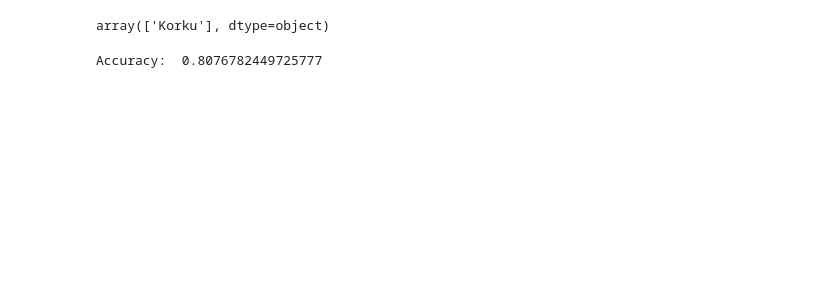
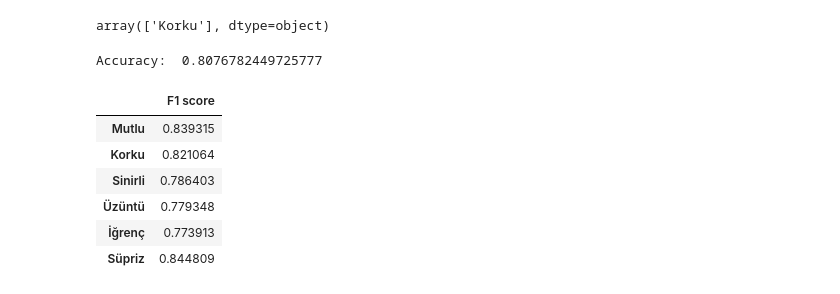
Before and after one commit to Mustimain/AIfinal, a Jupyter notebook: Untitled.ipynb, the cells around one changed output. Saved outputs shown, nothing was run; the diff lists cells and outputs as text; code cells hidden in the pictures; blank space fills up the shorter version.

```diff
--- a/Untitled.ipynb
+++ b/Untitled.ipynb
@@ -35,19 +36,24 @@ lemmatizer= WordNetLemmatizer()
 # %%
 
 # CSV dosyasının bulunduğu yol veya URL
-file_path = '/Users/musti/Desktop/AIfinalProject/emotionsdata.csv'
+train_file_path = '/Users/musti/Desktop/AIfinalProject/emotionsdata_train.csv'
+#test_file_path = '/Users/musti/Desktop/AIfinalProject/emotionsdata_test..csv'
 
 # CSV dosyasını oku ve bir DataFrame'e yükle
-data = pd.read_csv(file_path, names=['Text', 'Emotion'], sep=',')
+train_data = pd.read_csv(train_file_path, names=['Text', 'Emotion'], sep=',')
+#test_data = pd.read_csv(test_file_path, names=['Text', 'Emotion'], sep=',')
 
 # Sütun isimlerini düzenle
-data.columns = ['Text', 'Emotion']
+train_data.columns = ['Text', 'Emotion']
+#test_data.columns = ['Text', 'Emotion']
 
 # İlk 5 veriyi gösterme
-print(data.head())
+print(train_data.head())
+#print(test_data.head())
 
 # Satır ve Stün sayılarını gösteriyor
-print(data.shape)
+print(train_data.shape)
+#print(train_data.shape)
 # %% [output]
                                                 Text  Emotion
 0                          her yeni gün bir mutluluk    Mutlu
@@ -228,11 +234,19 @@ array(['Korku'], dtype=object)
 # %%
 y_pred=log_reg.predict(X_test)
 
 #calculate the accuracy
 log_reg_accuracy = accuracy_score(y_test, y_pred)
 print('Accuracy: ', log_reg_accuracy,'\n')
 
 #calculate the F1 score
 f1_Score = get_F1(log_reg,X_test,y_test)
+pd.DataFrame(f1_Score, index=trainDataResult.Emotion.unique(), columns=['F1 score'])
 # %% [output]
 Accuracy:  0.8076782449725777
+|  | F1 score |
+| Mutlu | 0.839315 |
+| Korku | 0.821064 |
+| Sinirli | 0.786403 |
+| Üzüntü | 0.779348 |
+| İğrenç | 0.773913 |
+| Süpriz | 0.844809 |
```
Also changed, not shown: parts of 48 cells of this notebook, 2 other files.
